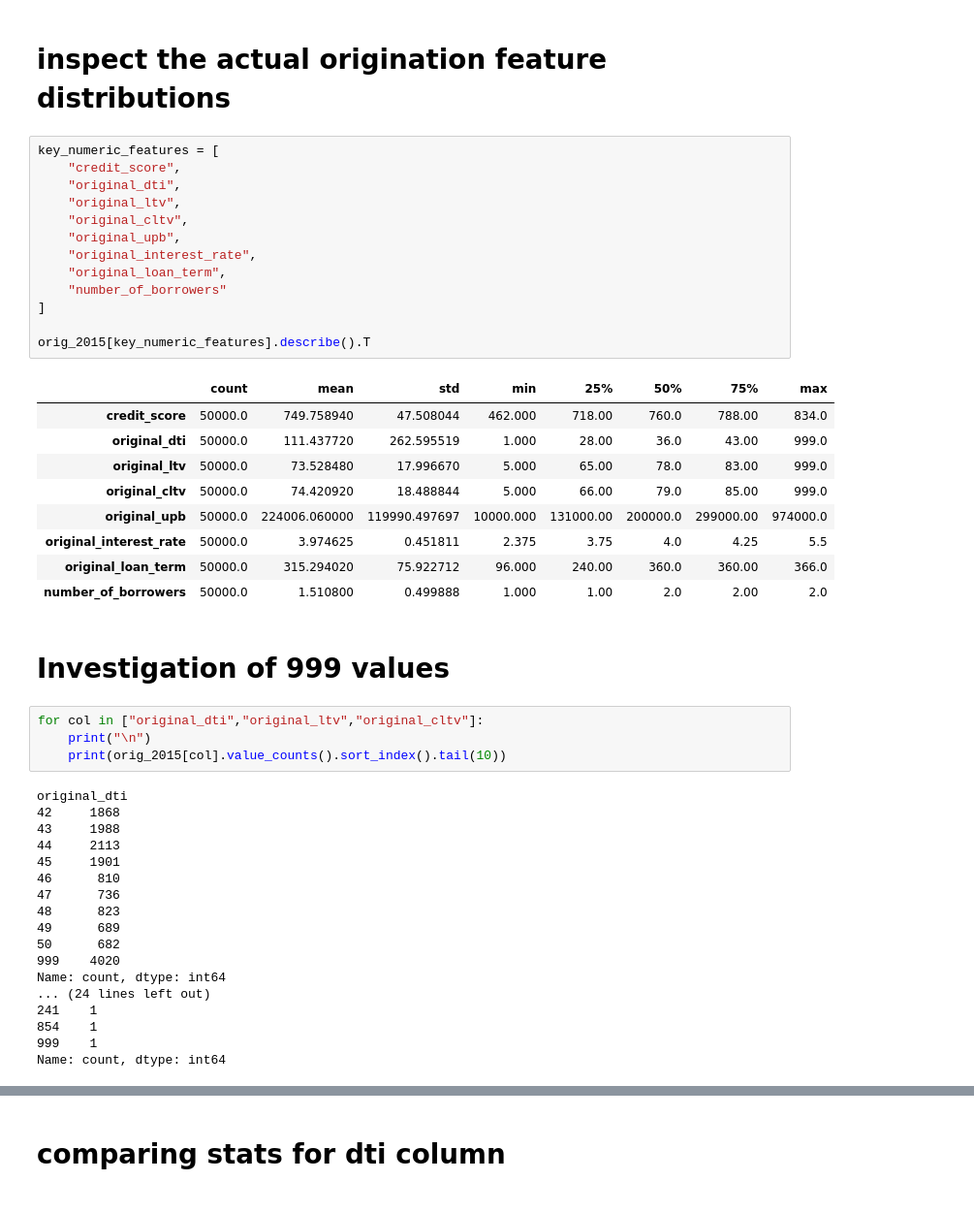
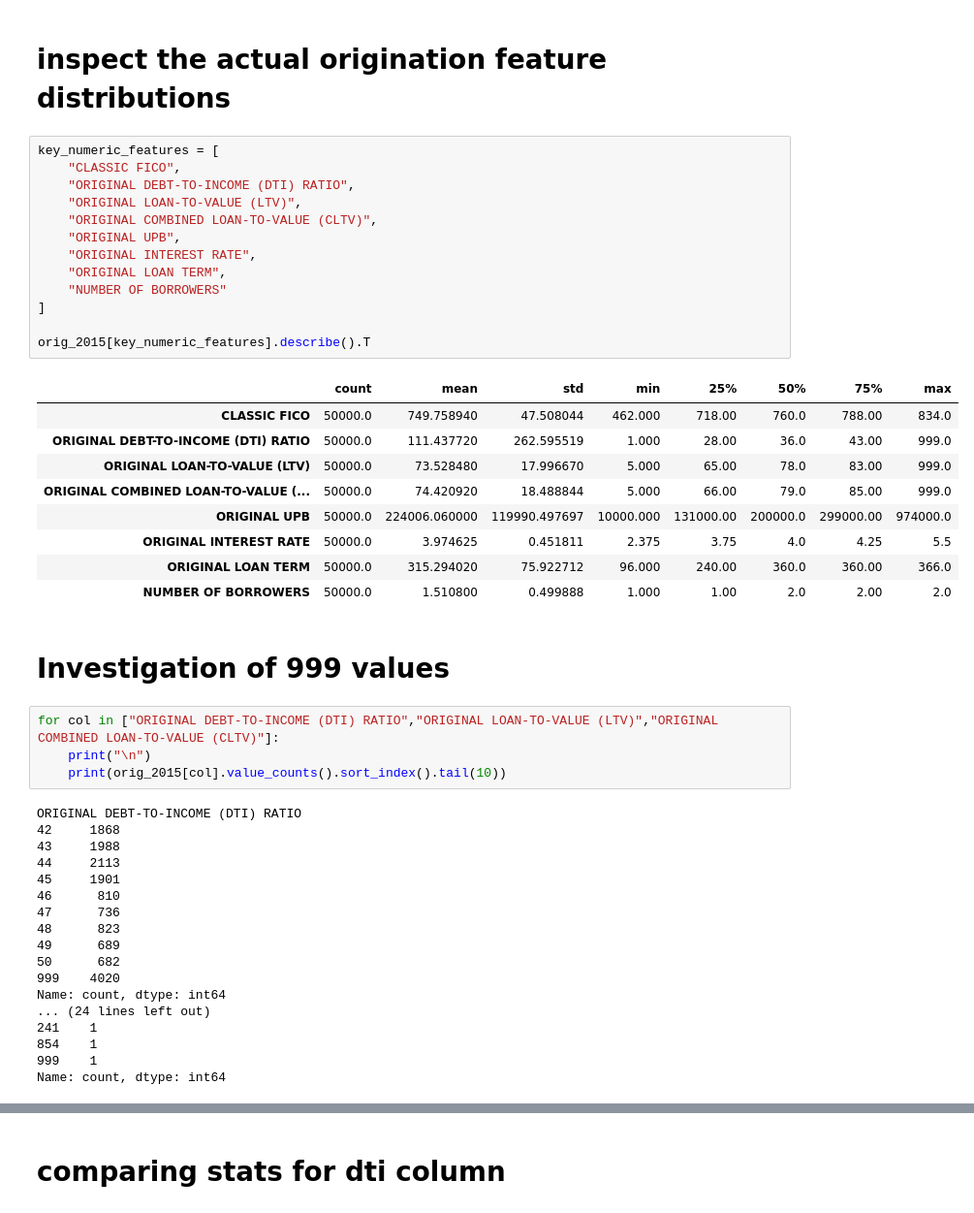
Before and after one commit to arifa1405/mortgage-model-reliability, a Jupyter notebook: notebooks/02_ingest_2015_sample.ipynb, the cells around one changed output, grey strips where cells are left out. Shown at 97% size. Saved outputs shown, nothing was run; the diff lists cells and outputs as text.

```diff
--- a/notebooks/02_ingest_2015_sample.ipynb
+++ b/notebooks/02_ingest_2015_sample.ipynb
@@ -381,35 +378,35 @@ dtype: object
 # inspect the actual origination feature distributions
 # %%
 key_numeric_features = [
-    "credit_score",
-    "original_dti",
-    "original_ltv",
-    "original_cltv",
-    "original_upb",
-    "original_interest_rate",
-    "original_loan_term",
-    "number_of_borrowers"
+    "CLASSIC FICO",
+    "ORIGINAL DEBT-TO-INCOME (DTI) RATIO",
+    "ORIGINAL LOAN-TO-VALUE (LTV)",
+    "ORIGINAL COMBINED LOAN-TO-VALUE (CLTV)",
+    "ORIGINAL UPB",
+    "ORIGINAL INTEREST RATE",
+    "ORIGINAL LOAN TERM",
+    "NUMBER OF BORROWERS"
 ]
 
 orig_2015[key_numeric_features].describe().T
 # %% [output]
 |  | count | mean | std | min | 25% | 50% | 75% | max |
-| credit_score | 50000.0 | 749.758940 | 47.508044 | 462.000 | 718.00 | 760.0 | 788.00 | 834.0 |
-| original_dti | 50000.0 | 111.437720 | 262.595519 | 1.000 | 28.00 | 36.0 | 43.00 | 999.0 |
-| original_ltv | 50000.0 | 73.528480 | 17.996670 | 5.000 | 65.00 | 78.0 | 83.00 | 999.0 |
-| original_cltv | 50000.0 | 74.420920 | 18.488844 | 5.000 | 66.00 | 79.0 | 85.00 | 999.0 |
-| original_upb | 50000.0 | 224006.060000 | 119990.497697 | 10000.000 | 131000.00 | 200000.0 | 299000.00 | 974000.0 |
-| original_interest_rate | 50000.0 | 3.974625 | 0.451811 | 2.375 | 3.75 | 4.0 | 4.25 | 5.5 |
-| original_loan_term | 50000.0 | 315.294020 | 75.922712 | 96.000 | 240.00 | 360.0 | 360.00 | 366.0 |
-| number_of_borrowers | 50000.0 | 1.510800 | 0.499888 | 1.000 | 1.00 | 2.0 | 2.00 | 2.0 |
+| CLASSIC FICO | 50000.0 | 749.758940 | 47.508044 | 462.000 | 718.00 | 760.0 | 788.00 | 834.0 |
+| ORIGINAL DEBT-TO-INCOME (DTI) RATIO | 50000.0 | 111.437720 | 262.595519 | 1.000 | 28.00 | 36.0 | 43.00 | 999.0 |
+| ORIGINAL LOAN-TO-VALUE (LTV) | 50000.0 | 73.528480 | 17.996670 | 5.000 | 65.00 | 78.0 | 83.00 | 999.0 |
+| ORIGINAL COMBINED LOAN-TO-VALUE (... | 50000.0 | 74.420920 | 18.488844 | 5.000 | 66.00 | 79.0 | 85.00 | 999.0 |
+| ORIGINAL UPB | 50000.0 | 224006.060000 | 119990.497697 | 10000.000 | 131000.00 | 200000.0 | 299000.00 | 974000.0 |
+| ORIGINAL INTEREST RATE | 50000.0 | 3.974625 | 0.451811 | 2.375 | 3.75 | 4.0 | 4.25 | 5.5 |
+| ORIGINAL LOAN TERM | 50000.0 | 315.294020 | 75.922712 | 96.000 | 240.00 | 360.0 | 360.00 | 366.0 |
+| NUMBER OF BORROWERS | 50000.0 | 1.510800 | 0.499888 | 1.000 | 1.00 | 2.0 | 2.00 | 2.0 |
 # %% [markdown]
 # Investigation of 999 values
 # %%
-for col in ["original_dti","original_ltv","original_cltv"]:
+for col in ["ORIGINAL DEBT-TO-INCOME (DTI) RATIO","ORIGINAL LOAN-TO-VALUE (LTV)","ORIGINAL COMBINED LOAN-TO-VALUE (CLTV)"]:
     print("\n")
     print(orig_2015[col].value_counts().sort_index().tail(10))
 # %% [output]
-original_dti
+ORIGINAL DEBT-TO-INCOME (DTI) RATIO
 42     1868
 43     1988
 44     2113
```
Also changed, not shown: parts of 333 cells of this notebook, 1 other file.
